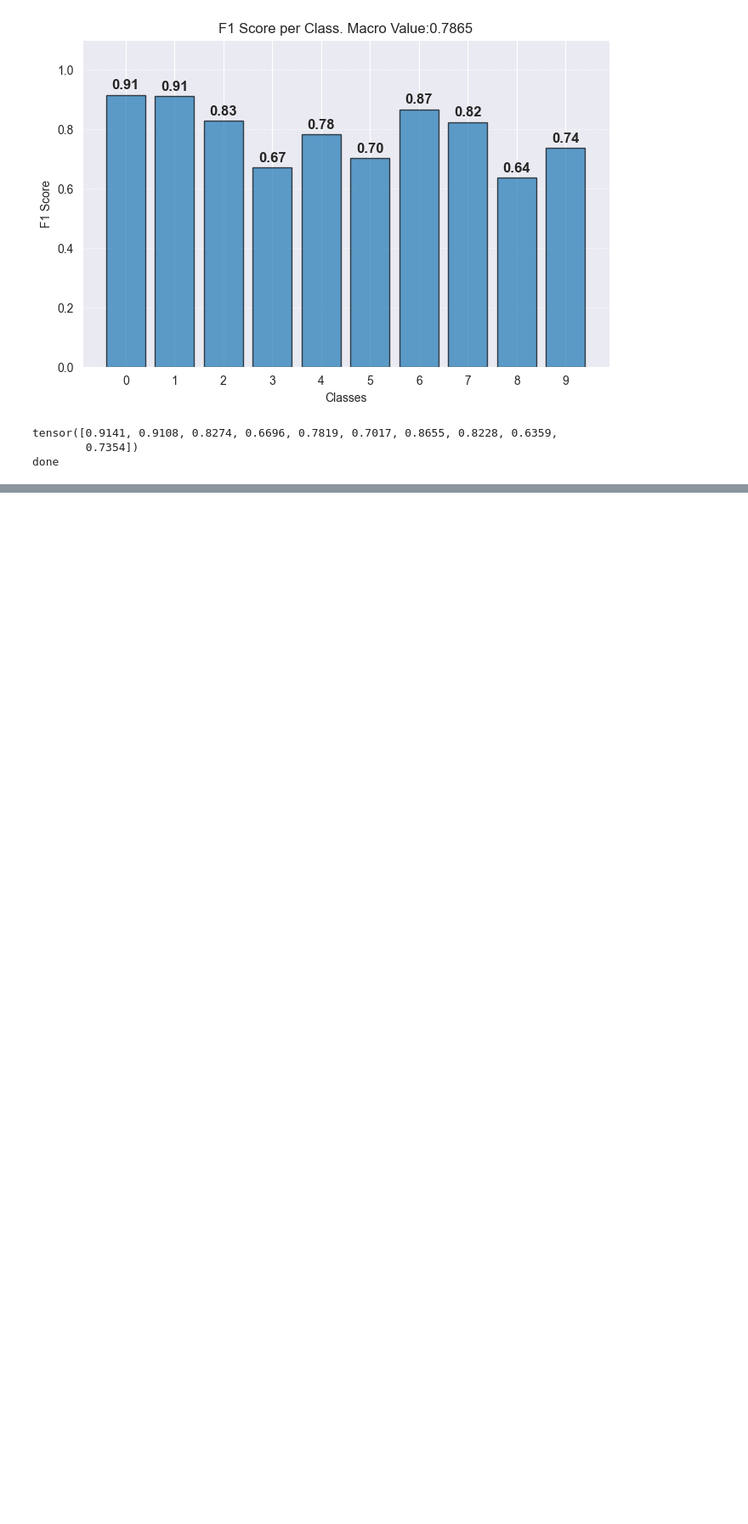
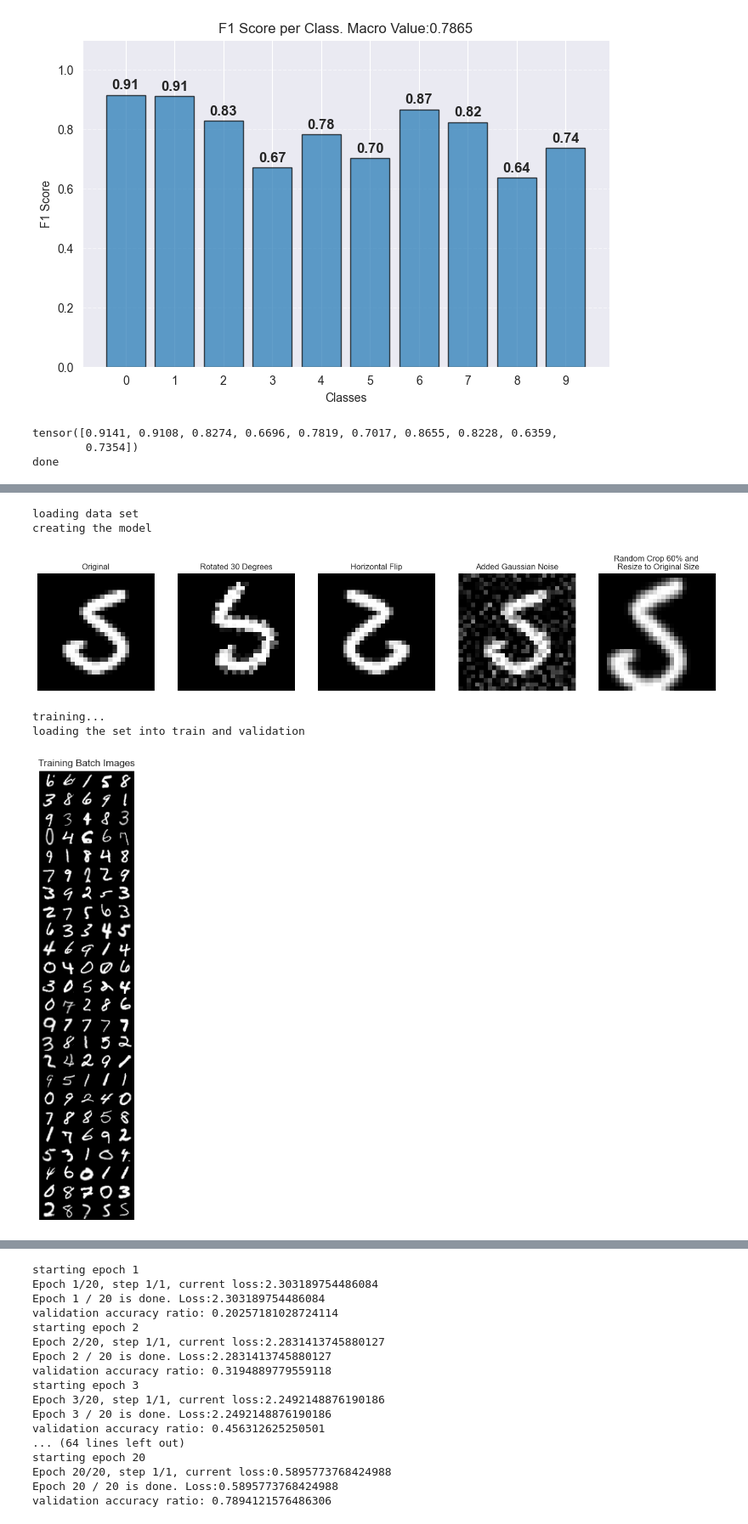
Before and after one commit to amirnadaBGU/deeplearningEE, a Jupyter notebook: HW1_xxxxxx_308339860.ipynb, the cells around one changed output, grey strips where cells are left out. Shown at 85% size. Saved outputs shown, nothing was run; the diff lists cells and outputs as text; code cells hidden in the pictures; blank space fills up the shorter version.

```diff
--- a/HW1_xxxxxx_308339860.ipynb
+++ b/HW1_xxxxxx_308339860.ipynb
@@ -710,0 +792,31 @@ done
+# %%
+TRAIN_SPLIT_RATIO = 0.002
+
+print("loading data set")
+train_data, test_data = load_mnist()
+print("creating the model")
+
+
+model = MyNet(CLASSES_COUNT).to(DEVICE)
+visualize_augmentation_example(train_data)
+
+print("training...")
+
+augmentation = True
+augmentation_params = {"rotation limit": 20, "noise amplitude": 0.2, "scale_limit": 0.7}
+augmentation_booleans = [0, 0,0.2,0] # rotation, horizontal flip, crop, noise]
+
+
+train(model, train_data, TRAIN_SPLIT_RATIO, BATCH_SIZE, CLASSES_COUNT, LEARNING_RATE,
+      augmentation=augmentation, augmentation_params=augmentation_params,augmentation_booleans=augmentation_booleans)
+
+print("testing...")
+test(model,test_data, BATCH_SIZE)
+print("done")
+# %% [output]
+loading data set
+creating the model
+[figure, added]
+training...
+loading the set into train and validation
+[figure, added]
@@ -710,0 +825,17 @@ done
+starting epoch 1
+Epoch 1/20, step 1/1, current loss:2.303189754486084
+Epoch 1 / 20 is done. Loss:2.303189754486084
+validation accuracy ratio: 0.20257181028724114
+starting epoch 2
+Epoch 2/20, step 1/1, current loss:2.2831413745880127
+Epoch 2 / 20 is done. Loss:2.2831413745880127
+validation accuracy ratio: 0.3194889779559118
+starting epoch 3
+Epoch 3/20, step 1/1, current loss:2.2492148876190186
+Epoch 3 / 20 is done. Loss:2.2492148876190186
+validation accuracy ratio: 0.456312625250501
+... (64 lines left out)
+starting epoch 20
+Epoch 20/20, step 1/1, current loss:0.5895773768424988
+Epoch 20 / 20 is done. Loss:0.5895773768424988
+validation accuracy ratio: 0.7894121576486306
```
Also changed, not shown: parts of 9 cells of this notebook, 1 other file.
